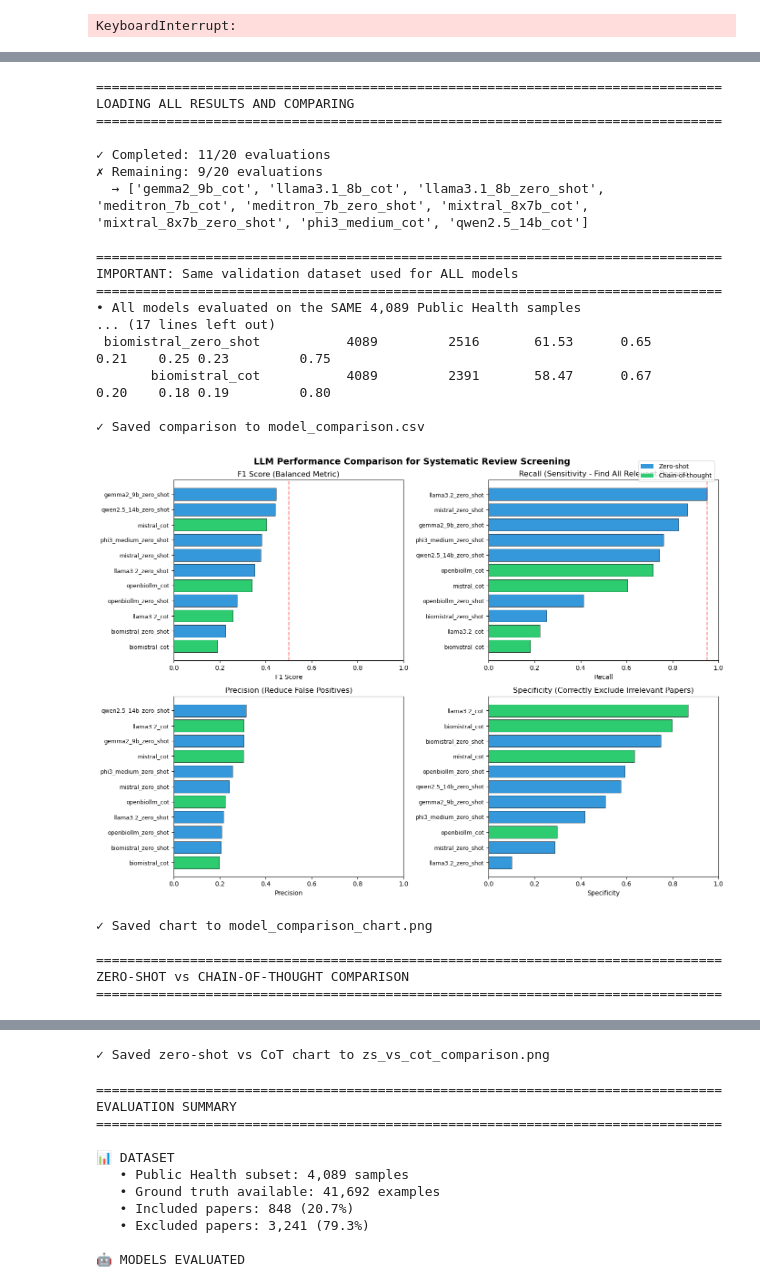
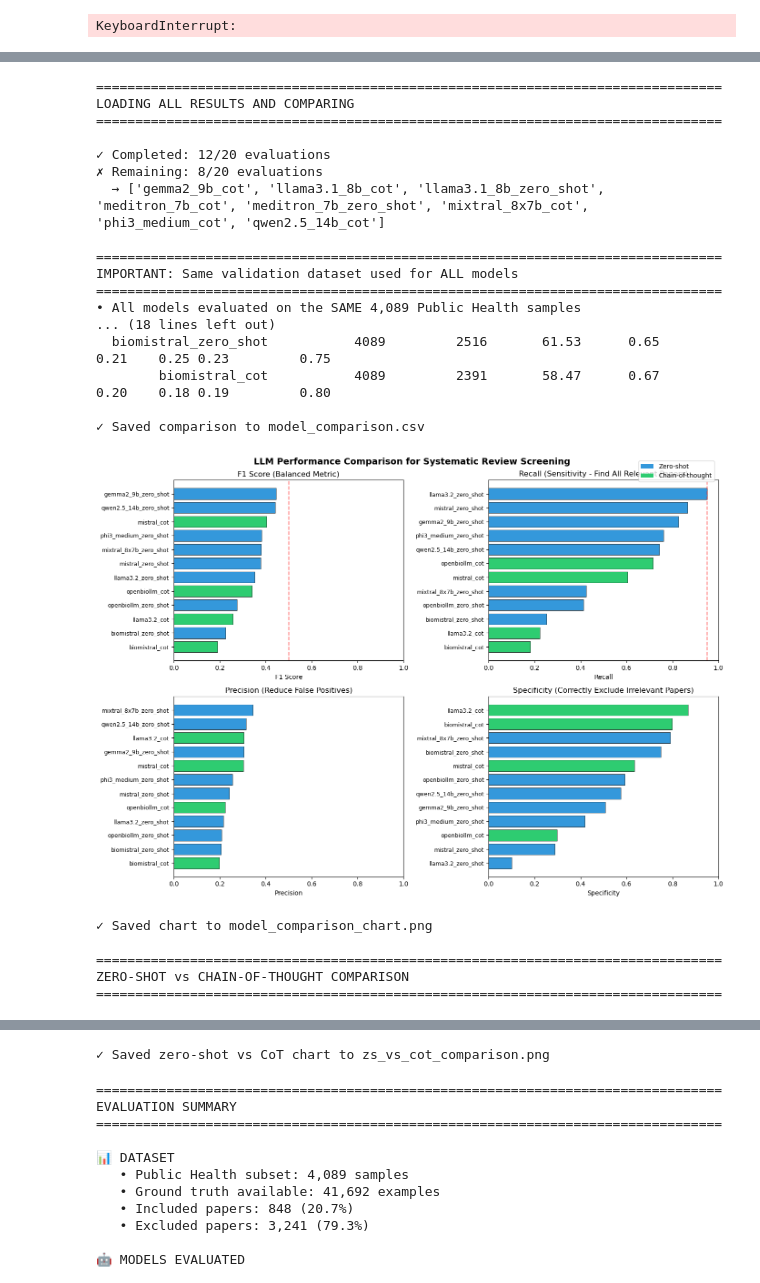
Before and after one commit to juanxgi83/LSE-UKHSA-Project, a Jupyter notebook: Jupyter Notebooks/06_evaluate_llms.ipynb, the cells around one changed output, grey strips where cells are left out. Saved outputs shown, nothing was run; the diff lists cells and outputs as text; code cells hidden in the pictures.

```diff
--- a/Jupyter Notebooks/06_evaluate_llms.ipynb
+++ b/Jupyter Notebooks/06_evaluate_llms.ipynb
@@ -824,3 +1028,25 @@ print(f"Results ({len(valid)} valid): Acc={accuracy_score(valid['label'], valid[
+# %%
+# =============================================================================
+# Llama 3.3 70B - Chain-of-Thought (NEW - Largest Model, Quantized Q4)
+# =============================================================================
+MODEL_NAME = "llama3.3:70b-instruct-q4_K_M"
+PROMPT_TYPE = "cot"
+SAVE_NAME = "llama3.3_70b"
+print(f"{'='*60}\n{MODEL_NAME} ({PROMPT_TYPE})\n{'='*60}")
+
+results = run_evaluation(MODEL_NAME, eval_data, use_cot=True)
+all_results[f'{SAVE_NAME}_{PROMPT_TYPE}'] = results
+
+timestamp = datetime.now().strftime("%Y%m%d_%H%M%S")
+output_file = RESULTS_DIR / f"eval_{SAVE_NAME}_{PROMPT_TYPE}_{timestamp}.csv"
+results.to_csv(output_file, index=False)
+
+valid = results[results['prediction'] != -1]
+print(f"\n✓ Saved: {output_file.name}")
+print(f"Results ({len(valid)} valid): Acc={accuracy_score(valid['label'], valid['prediction']):.3f}, "
+      f"Prec={precision_score(valid['label'], valid['prediction'], zero_division=0):.3f}, "
+      f"Rec={recall_score(valid['label'], valid['prediction'], zero_division=0):.3f}, "
+      f"F1={f1_score(valid['label'], valid['prediction'], zero_division=0):.3f}")
 # %%
 # =============================================================================
 # Compare All Results (loads from saved files) + Visualizations
@@ -834,9 +1060,16 @@ print("=" * 80)
 print("LOADING ALL RESULTS AND COMPARING")
 print("=" * 80)
 
-# Define all expected evaluations
-all_models = ['llama3.2', 'llama3.1_8b', 'mistral', 'mixtral_8x7b', 'qwen2.5_14b',
-              'gemma2_9b', 'phi3_medium', 'openbiollm', 'biomistral', 'meditron_7b']
+# Define all expected evaluations (13 models now including large models)
+all_models = [
+    # Large models (NEW)
+    'deepseek_r1_32b', 'qwen2.5_32b', 'llama3.3_70b',
+    # General-purpose models
+    'llama3.2', 'llama3.1_8b', 'mistral', 'mixtral_8x7b', 'qwen2.5_14b',
+    'gemma2_9b', 'phi3_medium',
+    # Biomedical models
+    'openbiollm', 'biomistral', 'meditron_7b'
+]
 prompt_types = ['zero_shot', 'cot']
 expected = {f"{m}_{p}" for m in all_models for p in prompt_types}
 
@@ -1014,40 +1247,40 @@ if len(comparison) > 0:
         ax.axhline(y=0.5, color='red', linestyle='--', alpha=0.5)
 
         # Add value labels
         for bar in bars1:
             height = bar.get_height()
             ax.annotate(f'{height:.2f}', xy=(bar.get_x() + bar.get_width()/2, height),
                         xytext=(0, 3), textcoords="offset points", ha='center', va='bottom', fontsize=8)
         for bar in bars2:
             height = bar.get_height()
             ax.annotate(f'{height:.2f}', xy=(bar.get_x() + bar.get_width()/2, height),
                         xytext=(0, 3), textcoords="offset points", ha='center', va='bottom', fontsize=8)
 
         plt.tight_layout()
         plt.savefig(RESULTS_DIR / 'zs_vs_cot_comparison.png', dpi=150, bbox_inches='tight')
         plt.show()
         print(f"✓ Saved zero-shot vs CoT chart to zs_vs_cot_comparison.png")
     else:
         print("Not enough models with both prompt types for comparison yet.")
 # %% [output]
 ================================================================================
 LOADING ALL RESULTS AND COMPARING
 ================================================================================
 
-✓ Completed: 11/20 evaluations
-✗ Remaining: 9/20 evaluations
-  → ['gemma2_9b_cot', 'llama3.1_8b_cot', 'llama3.1_8b_zero_shot', 'meditron_7b_cot', 'meditron_7b_zero_shot', 'mixtral_8x7b_cot', 'mixtral_8x7b_zero_shot', 'phi3_medium_cot', 'qwen2.5_14b_cot']
+✓ Completed: 12/20 evaluations
+✗ Remaining: 8/20 evaluations
+  → ['gemma2_9b_cot', 'llama3.1_8b_cot', 'llama3.1_8b_zero_shot', 'meditron_7b_cot', 'meditron_7b_zero_shot', 'mixtral_8x7b_cot', 'phi3_medium_cot', 'qwen2.5_14b_cot']
 
 ================================================================================
 IMPORTANT: Same validation dataset used for ALL models
 ================================================================================
 • All models evaluated on the SAME 4,089 Public Health samples
-... (17 lines left out)
- biomistral_zero_shot           4089         2516       61.53      0.65       0.21    0.25 0.23         0.75
-       biomistral_cot           4089         2391       58.47      0.67       0.20    0.18 0.19         0.80
+... (18 lines left out)
+  biomistral_zero_shot           4089         2516       61.53      0.65       0.21    0.25 0.23         0.75
+        biomistral_cot           4089         2391       58.47      0.67       0.20    0.18 0.19         0.80
 
 ✓ Saved comparison to model_comparison.csv
-[figure, old version]
+[figure, new version]
 ✓ Saved chart to model_comparison_chart.png
 
 ================================================================================
```
Also changed, not shown: parts of 16 cells of this notebook, 1 other file.
